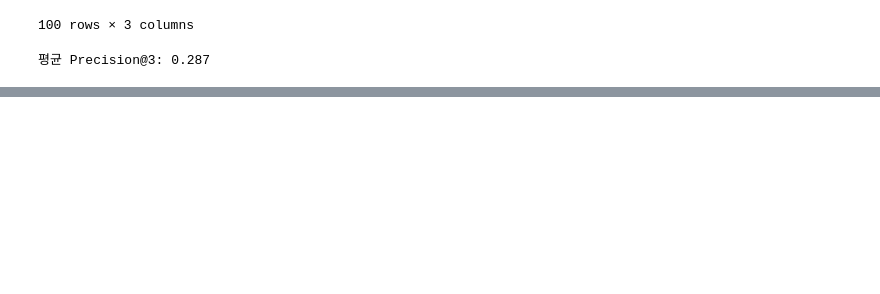
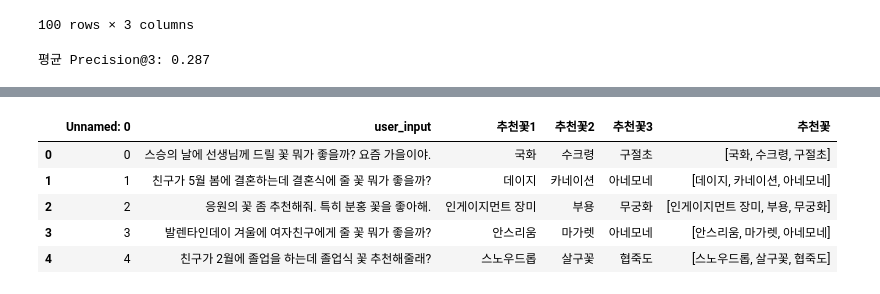
Before and after one commit to Fiurinee-Tave/Model, a Jupyter notebook: data/14_추천시스템_평가.ipynb, the cells around one changed output, grey strips where cells are left out. Saved outputs shown, nothing was run; the diff lists cells and outputs as text; code cells hidden in the pictures; blank space fills up the shorter version.

```diff
--- a/data/14_추천시스템_평가.ipynb
+++ b/data/14_추천시스템_평가.ipynb
@@ -217,9 +217,6 @@ correct.head(5)
 | 2 | 응원의 꽃 좀 추천해줘. 특히 분홍 꽃을 좋아해. | 거베라 |
 | 3 | 발렌타인데이 겨울에 여자친구에게 줄 꽃 뭐가 좋을까? | 겹설유화 |
 | 4 | 친구가 2월에 졸업을 하는데 졸업식 꽃 추천해줄래? | 겹 알스트로메리아 |
-# %%
-#사용자 입력 벡터화(bert)
-correct['bert_vector'] = correct['input'].apply(get_user_input_vector)
 # %%
 df_nlp= pd.read_csv("C:/Users/pc/Model/Model-9/dataset/추천시스템_데이터.csv")
 
@@ -303,0 +321,16 @@ print(f"\n평균 Precision@3: {avg_precision:.3f}")
+# %%
+for idx, row in df_klue.iterrows():
+    flower_list=[]
+    flower_list.append(row['추천꽃1'])
+    flower_list.append(row['추천꽃2'])
+    flower_list.append(row['추천꽃3'])
+    df_klue.at[idx, '추천꽃'] = flower_list
+# %%
+df_klue.head(5)
+# %% [output]
+|  | Unnamed: 0 | user_input | 추천꽃1 | 추천꽃2 | 추천꽃3 | 추천꽃 |
+| 0 | 0 | 스승의 날에 선생님께 드릴 꽃 뭐가 좋을까? 요즘 가을이야. | 국화 | 수크령 | 구절초 | [국화, 수크령, 구절초] |
+| 1 | 1 | 친구가 5월 봄에 결혼하는데 결혼식에 줄 꽃 뭐가 좋을까? | 데이지 | 카네이션 | 아네모네 | [데이지, 카네이션, 아네모네] |
+| 2 | 2 | 응원의 꽃 좀 추천해줘. 특히 분홍 꽃을 좋아해. | 인게이지먼트 장미 | 부용 | 무궁화 | [인게이지먼트 장미, 부용, 무궁화] |
+| 3 | 3 | 발렌타인데이 겨울에 여자친구에게 줄 꽃 뭐가 좋을까? | 안스리움 | 마가렛 | 아네모네 | [안스리움, 마가렛, 아네모네] |
+| 4 | 4 | 친구가 2월에 졸업을 하는데 졸업식 꽃 추천해줄래? | 스노우드롭 | 살구꽃 | 협죽도 | [스노우드롭, 살구꽃, 협죽도] |
```
Also changed, not shown: parts of 9 cells of this notebook, 1 other file.
